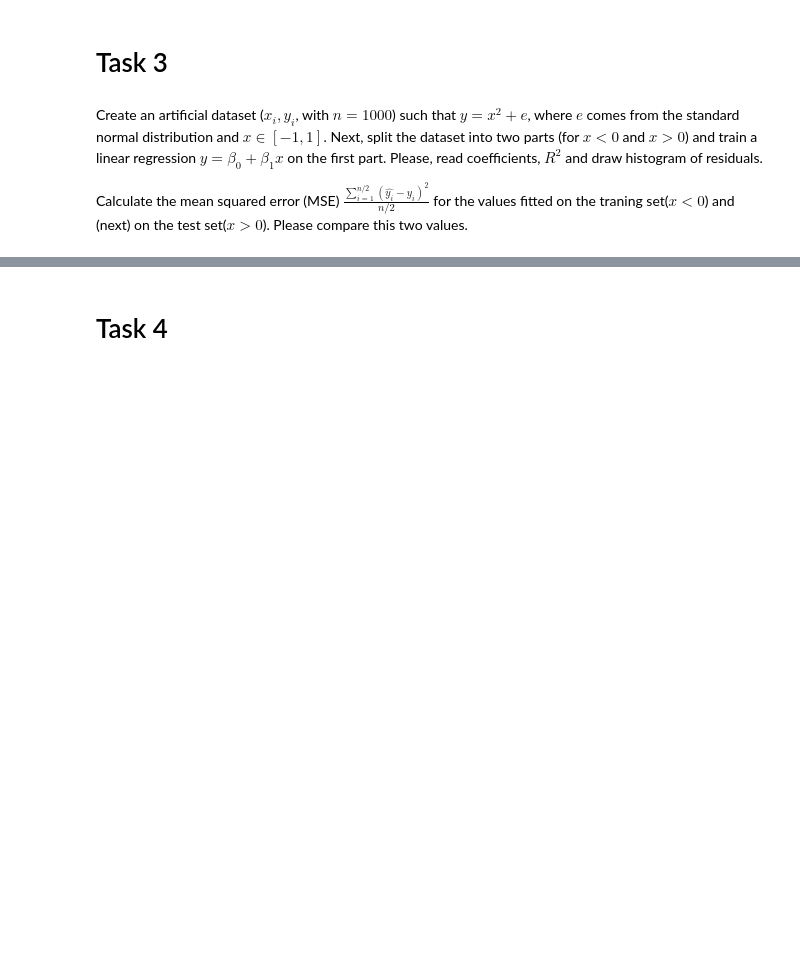
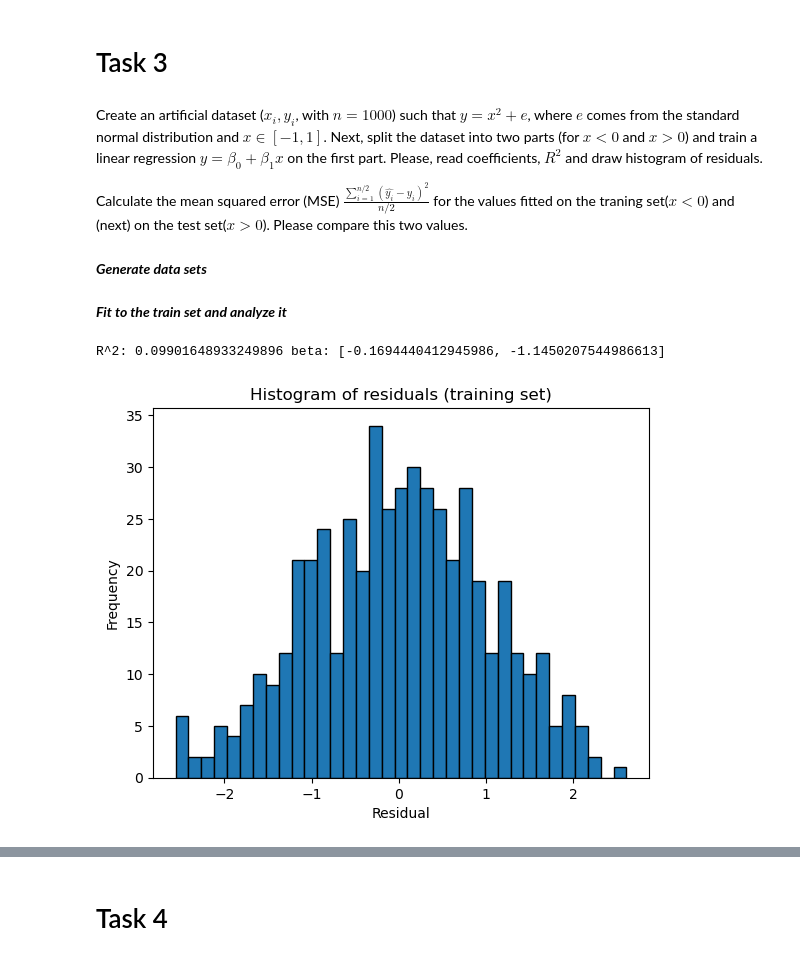
Before and after one commit to filip131311/Mathematical-background-of-ML, a Jupyter notebook: lab2/Lecture 2.ipynb, the cells around one changed output, grey strips where cells are left out. Saved outputs shown, nothing was run; the diff lists cells and outputs as text; code cells hidden in the pictures; blank space fills up the shorter version.

```diff
--- a/lab2/Lecture 2.ipynb
+++ b/lab2/Lecture 2.ipynb
@@ -53,3 +60,43 @@ Create an artificial dataset ($x_i,y_i$, with $n=1000$) such that $y=x^2+e$, whe
 Next, split the dataset into two parts (for $x<0$ and $x>0$) and train a linear regression $y=\beta_0 + \beta_1x$ on the first part. Please, read coefficients, $R^2$ and draw histogram of residuals.
 
 Calculate the mean squared error (MSE) $\frac{\sum_{i=1}^{n/2}(\hat{y_i}-y_i)^2}{n/2}$ for the values fitted on the traning set($x<0$) and (next) on the test set($x>0$). Please compare this two values.
+# %% [markdown]
+***Generate data sets***
+# %%
+X = [(np.random.random()*2 - 1) for i in range(1000)]
+Y = [x**2 + np.random.standard_normal() for x in X]
+
+dataset = np.c_[X,Y]
+
+train_set = dataset[dataset[:, 0] < 0]
+test_set = dataset[dataset[:, 0] >= 0]
+
+# print("Training set shape:", train_set.shape, train_set)
+# print("Testing set shape:", test_set.shape, test_set)
+# %% [markdown]
+***Fit to the train set and analyze it***
+# %%
+model = LinearRegression()
+
+X_train = train_set[:,0].reshape(-1, 1)
+y_train = train_set[:,1]
+
+model.fit(X_train, y_train)
+
+beta = [model.intercept_, model.coef_[0]]
+
+R2= model.score(X_train, y_train)
+
+print("R^2:", R2, "beta:", beta)
+
+y_train_pred = model.predict(X_train)
+residuals_train = y_train - y_train_pred
+
+plt.hist(residuals_train, bins=35, edgecolor="k")
+plt.xlabel("Residual")
+plt.ylabel("Frequency")
+plt.title("Histogram of residuals (training set)")
+plt.show()
+# %% [output]
+R^2: 0.09901648933249896 beta: [-0.1694440412945986, -1.1450207544986613]
+[figure, added]
```
Also changed, not shown: parts of 4 cells of this notebook.
